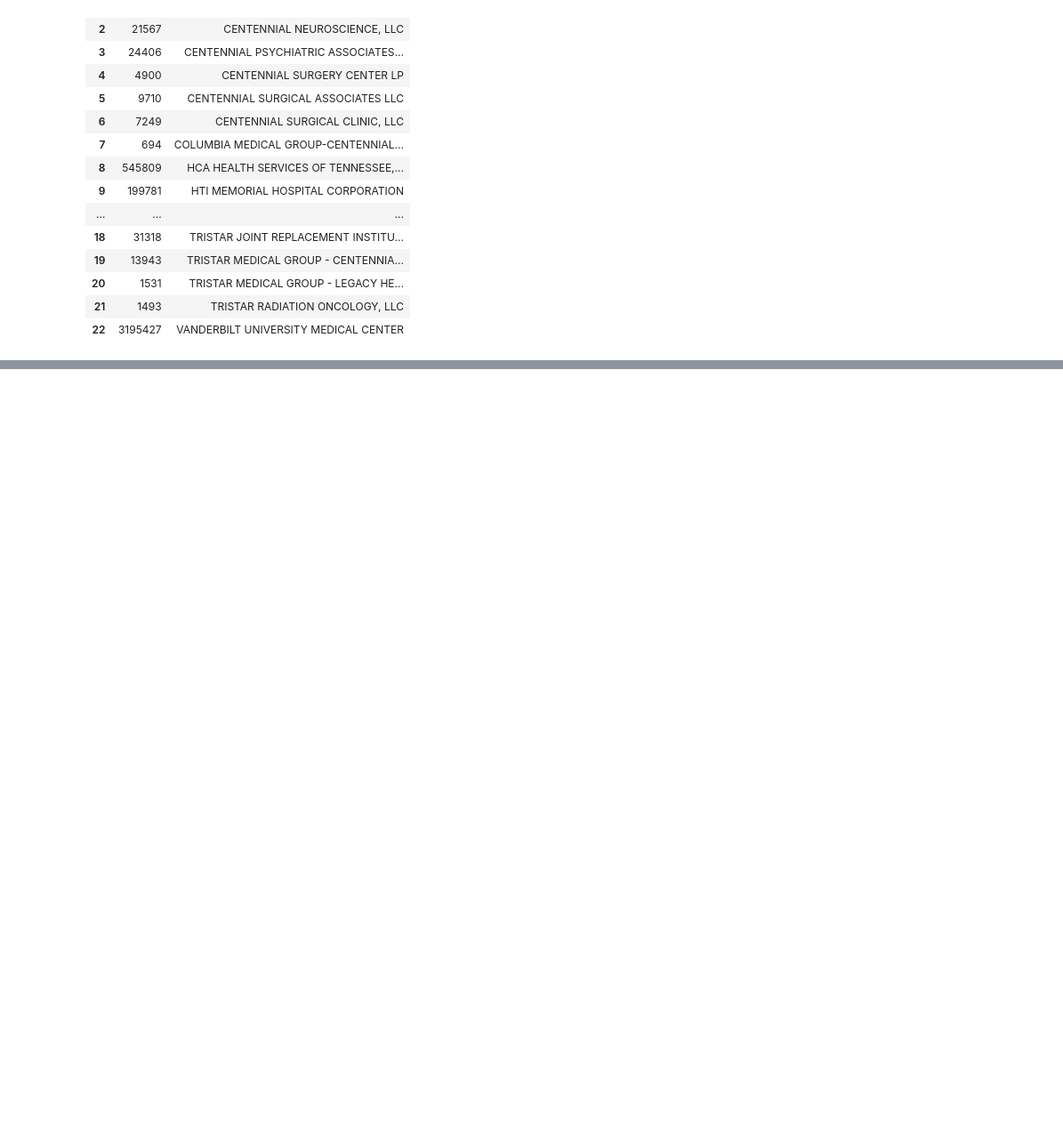
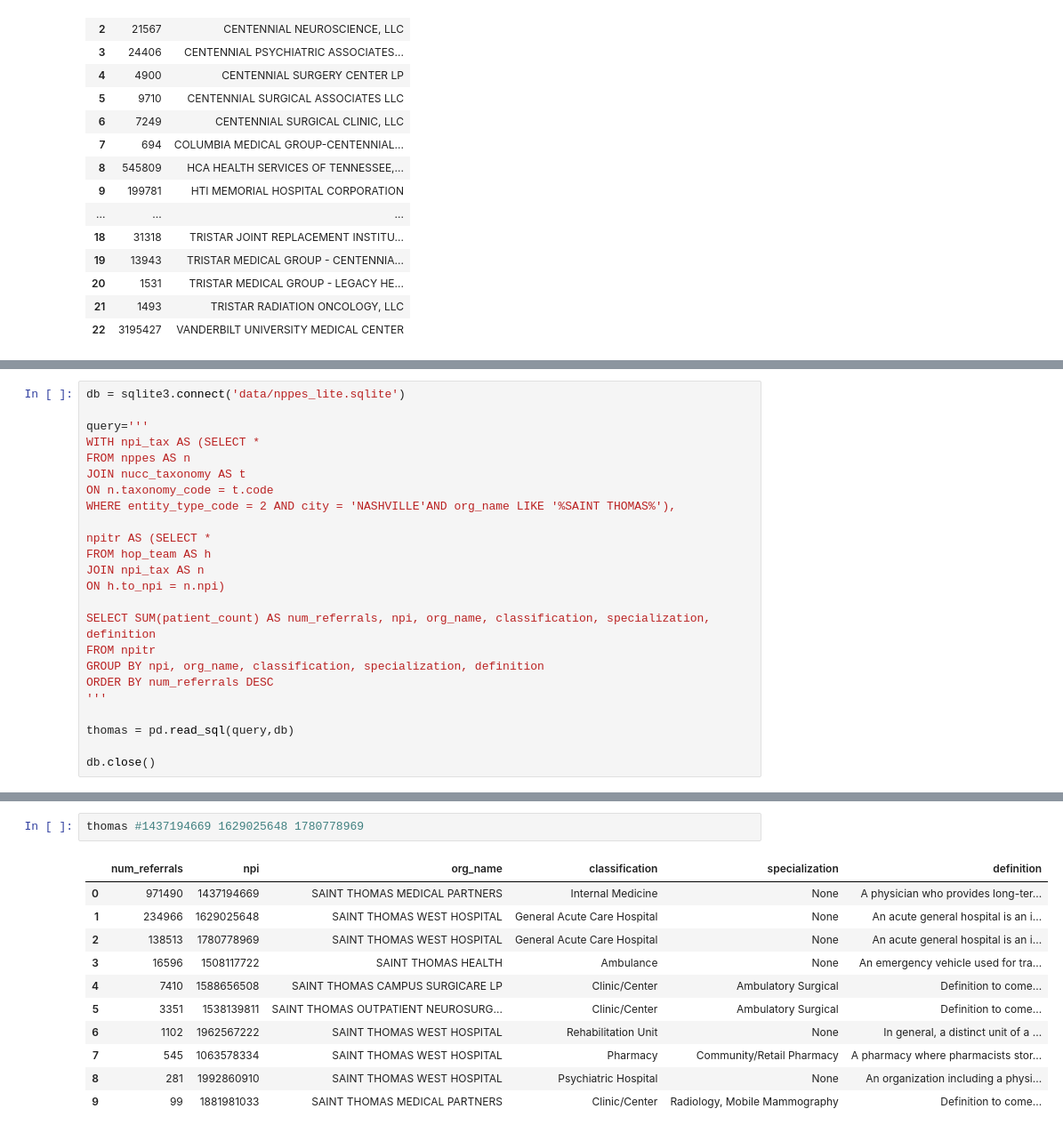
Before and after one commit to nss-data-science-cohort-4/hcbb_hop_team-aac_dog_moms, a Jupyter notebook: data_az_nash_hospitals.ipynb, the cells around one changed output, grey strips where cells are left out. Shown at 89% size. Saved outputs shown, nothing was run; the diff lists cells and outputs as text; blank space fills up the shorter version.

```diff
--- a/data_az_nash_hospitals.ipynb
+++ b/data_az_nash_hospitals.ipynb
@@ -427,0 +508,24 @@ allrefs
+# %%
+db = sqlite3.connect('data/nppes_lite.sqlite')
+
+query='''
+WITH npi_tax AS (SELECT *
+FROM nppes AS n
+JOIN nucc_taxonomy AS t
+ON n.taxonomy_code = t.code
+WHERE entity_type_code = 2 AND city = 'NASHVILLE'AND org_name LIKE '%SAINT THOMAS%'),
+
+npitr AS (SELECT *
+FROM hop_team AS h
+JOIN npi_tax AS n
+ON h.to_npi = n.npi)
+
+SELECT SUM(patient_count) AS num_referrals, npi, org_name, classification, specialization, definition
+FROM npitr
+GROUP BY npi, org_name, classification, specialization, definition
+ORDER BY num_referrals DESC
+'''
+
+thomas = pd.read_sql(query,db)
+
+db.close()
@@ -427,0 +564,14 @@ allrefs
+# %%
+thomas #1437194669 1629025648 1780778969
+# %% [output]
+|  | num_referrals | npi | org_name | classification | specialization | definition |
+| 0 | 971490 | 1437194669 | SAINT THOMAS MEDICAL PARTNERS | Internal Medicine | None | A physician who provides long-ter... |
+| 1 | 234966 | 1629025648 | SAINT THOMAS WEST HOSPITAL | General Acute Care Hospital | None | An acute general hospital is an i... |
+| 2 | 138513 | 1780778969 | SAINT THOMAS WEST HOSPITAL | General Acute Care Hospital | None | An acute general hospital is an i... |
+| 3 | 16596 | 1508117722 | SAINT THOMAS HEALTH | Ambulance | None | An emergency vehicle used for tra... |
+| 4 | 7410 | 1588656508 | SAINT THOMAS CAMPUS SURGICARE LP | Clinic/Center | Ambulatory Surgical | Definition to come... |
+| 5 | 3351 | 1538139811 | SAINT THOMAS OUTPATIENT NEUROSURG... | Clinic/Center | Ambulatory Surgical | Definition to come... |
+| 6 | 1102 | 1962567222 | SAINT THOMAS WEST HOSPITAL | Rehabilitation Unit | None | In general, a distinct unit of a ... |
+| 7 | 545 | 1063578334 | SAINT THOMAS WEST HOSPITAL | Pharmacy | Community/Retail Pharmacy | A pharmacy where pharmacists stor... |
+| 8 | 281 | 1992860910 | SAINT THOMAS WEST HOSPITAL | Psychiatric Hospital | None | An organization including a physi... |
+| 9 | 99 | 1881981033 | SAINT THOMAS MEDICAL PARTNERS | Clinic/Center | Radiology, Mobile Mammography | Definition to come... |
```
Also changed, not shown: parts of 12 cells of this notebook.
